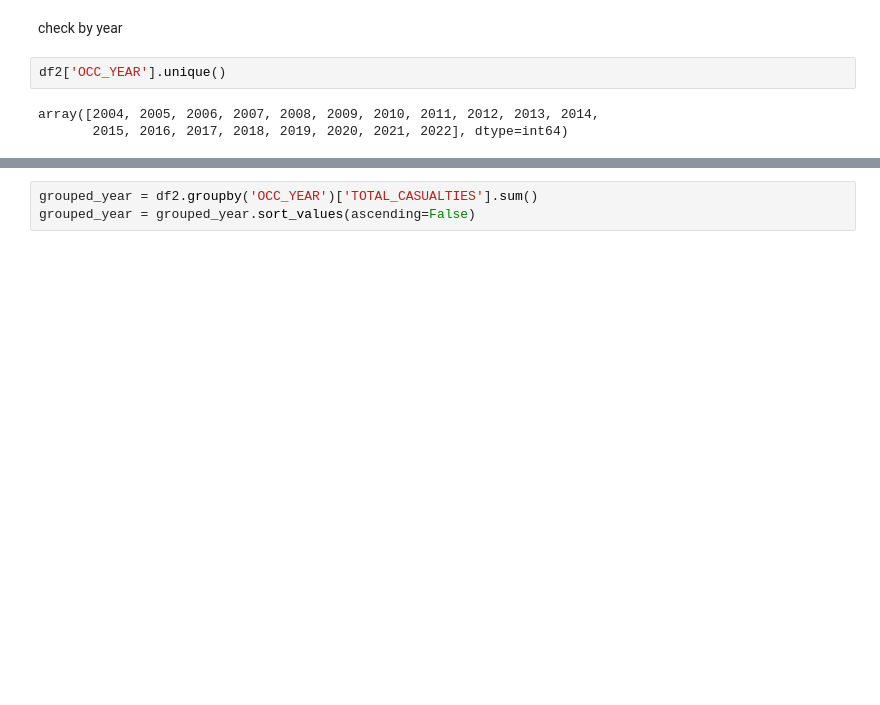
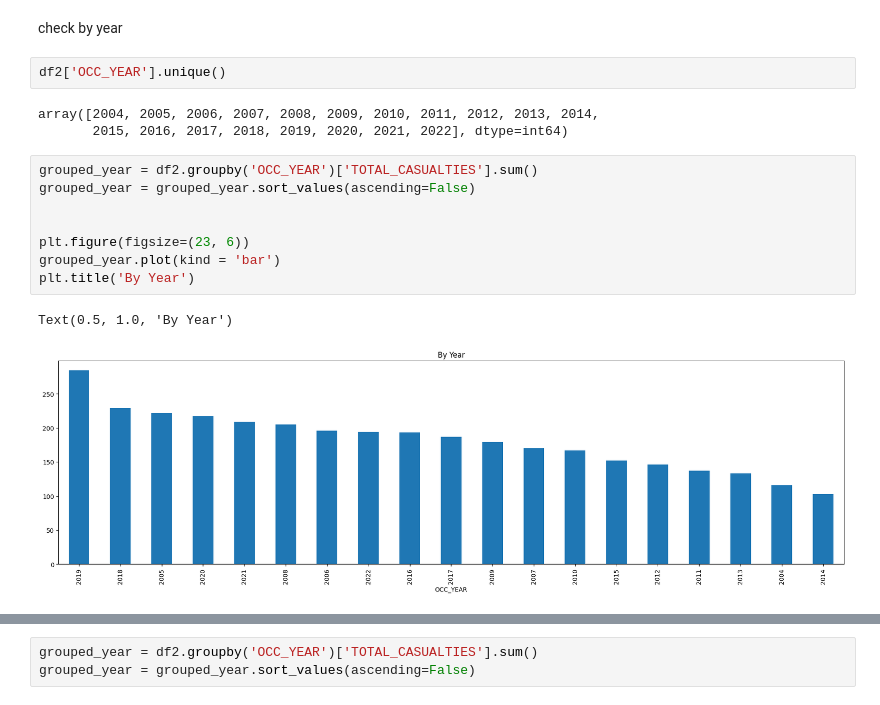
Before and after one commit to annwanginnt/data_scirence, a Jupyter notebook: AI_FIREARM.ipynb, the cells around one changed output, grey strips where cells are left out. Cells and saved outputs as stored; diff of their text form; blank space fills up the shorter version.

```diff
--- a/AI_FIREARM.ipynb
+++ b/AI_FIREARM.ipynb
@@ -353,3 +353,14 @@ df2['OCC_YEAR'].unique()
 # %% [output]
 array([2004, 2005, 2006, 2007, 2008, 2009, 2010, 2011, 2012, 2013, 2014,
        2015, 2016, 2017, 2018, 2019, 2020, 2021, 2022], dtype=int64)
+# %%
+grouped_year = df2.groupby('OCC_YEAR')['TOTAL_CASUALTIES'].sum()
+grouped_year = grouped_year.sort_values(ascending=False)
+
+
+plt.figure(figsize=(23, 6))
+grouped_year.plot(kind = 'bar')
+plt.title('By Year')
+# %% [output]
+Text(0.5, 1.0, 'By Year')
+[figure, added]
```
Also changed, not shown: parts of 22 cells of this notebook.
